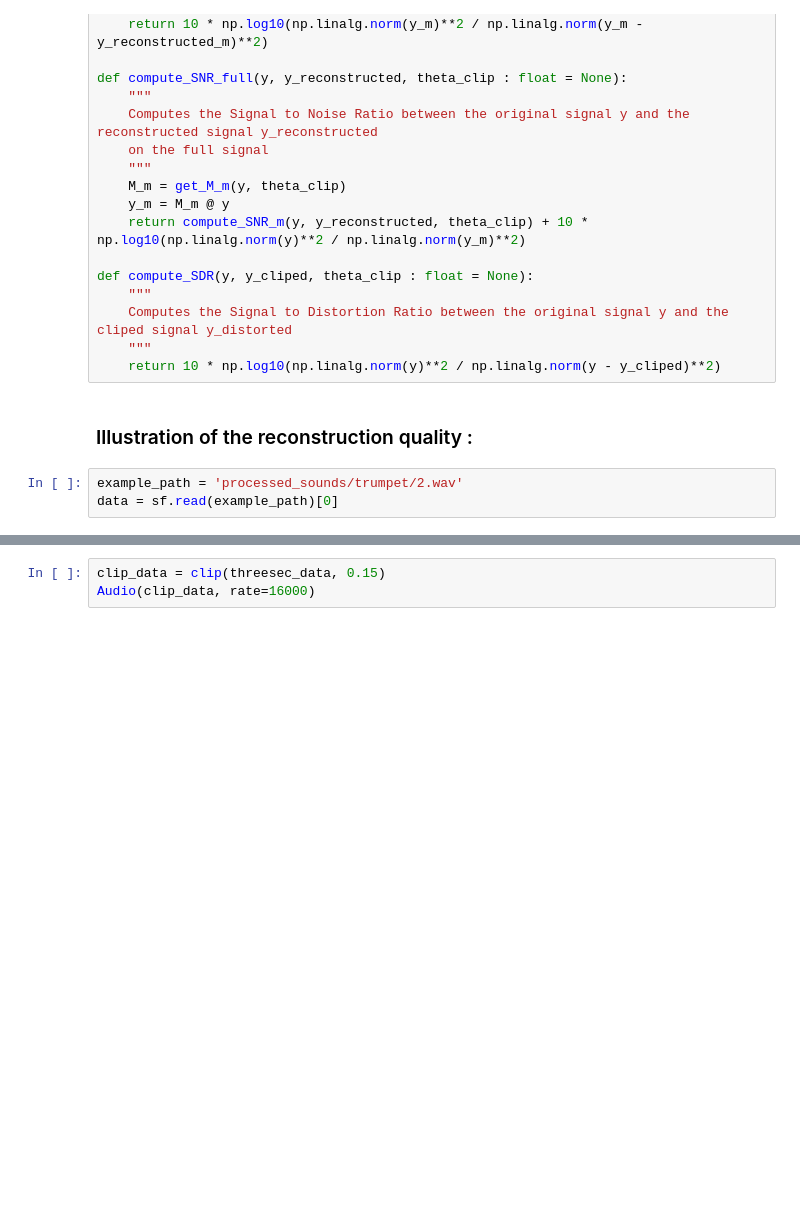
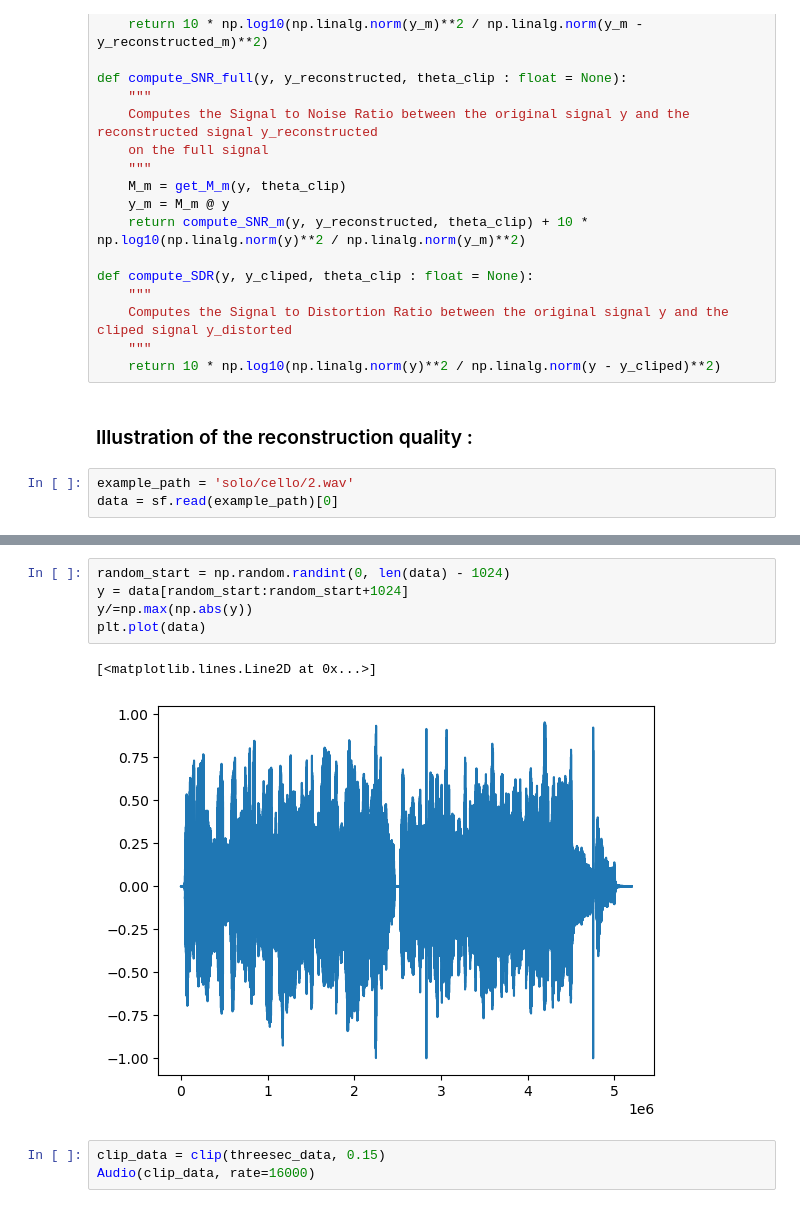
Before and after one commit to pierreaguie/C-OMP-for-Audio-Declipping, a Jupyter notebook: AudioDeclipping.ipynb, the cells around one changed output, grey strips where cells are left out. Drawn from its saved outputs; the diff is of its cells as text; blank space fills up the shorter version.

```diff
--- a/AudioDeclipping.ipynb
+++ b/AudioDeclipping.ipynb
@@ -745,6 +742,6 @@ def compute_SDR(y, y_cliped, theta_clip : float = None):
 # %% [markdown]
 ### Illustration of the reconstruction quality :
 # %%
-example_path = 'processed_sounds/trumpet/2.wav'
+example_path = 'solo/cello/2.wav'
 data = sf.read(example_path)[0]
 # %%
@@ -760,3 +751,11 @@ Audio(threesec_data, rate=16000)
+# %%
+random_start = np.random.randint(0, len(data) - 1024)
+y = data[random_start:random_start+1024]
+y/=np.max(np.abs(y))
+plt.plot(data)
+# %% [output]
+[<matplotlib.lines.Line2D at 0x...>]
+[figure, added]
 # %%
 clip_data = clip(threesec_data, 0.15)
 Audio(clip_data, rate=16000)
```
Also changed, not shown: parts of 5 cells of this notebook.
